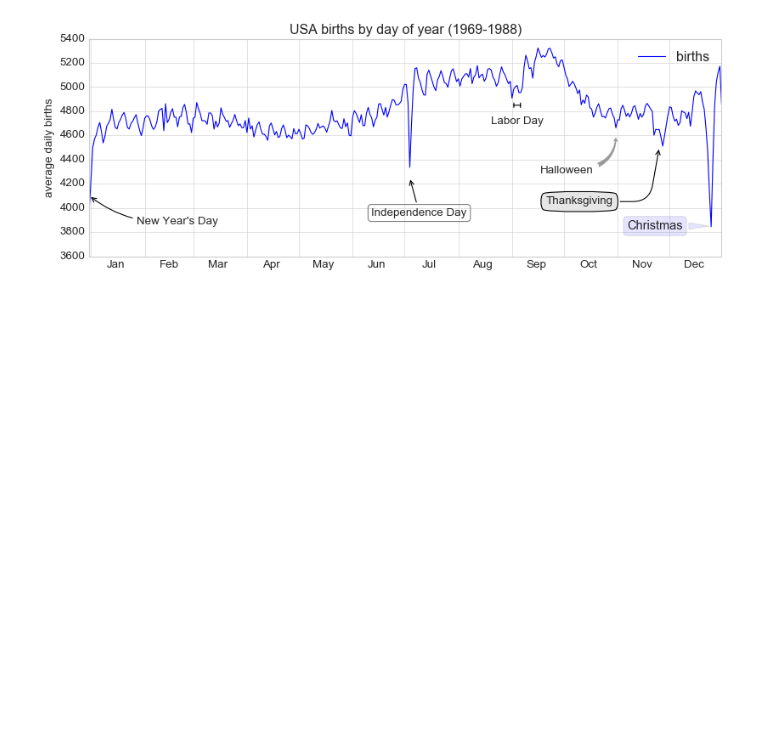
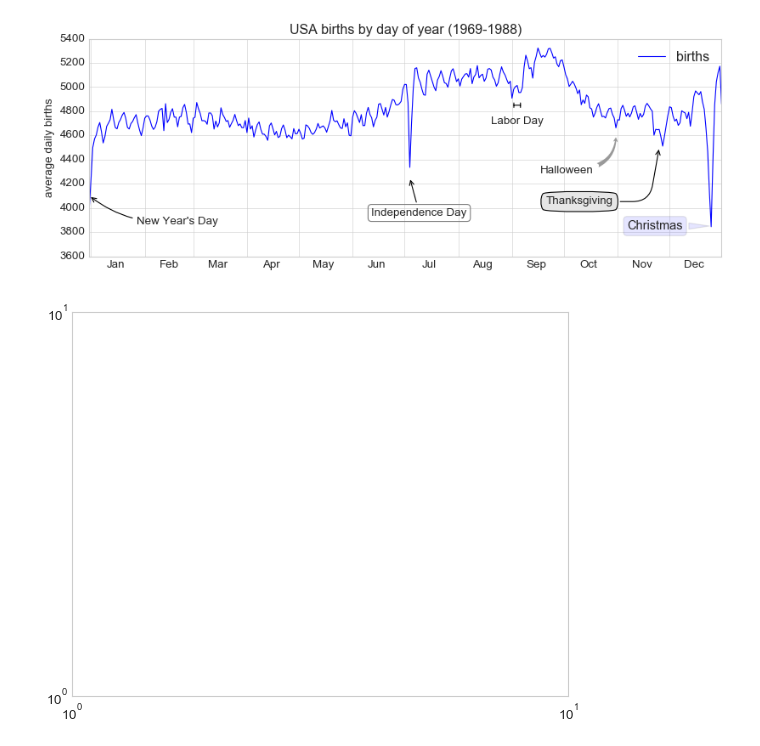
Before and after one commit to numanyilmaz/PythonDataScienceHandbookNotes, a Jupyter notebook: Chapter4.ipynb, the cells around one changed output. Saved outputs shown, nothing was run; the diff lists cells and outputs as text; code cells hidden in the pictures; blank space fills up the shorter version.

```diff
--- a/Chapter4.ipynb
+++ b/Chapter4.ipynb
@@ -463,3 +463,7 @@ ax.xaxis.set_minor_formatter(mpl.dates.DateFormatter('%h'));
 ax.set_ylim(3600, 5400);
 # %% [output]
 [figure]
+# %%
+ax = plt.axes(xscale='log', yscale='log')
+# %% [output]
+[figure, added]
```
Also changed, not shown: parts of 41 cells of this notebook.
